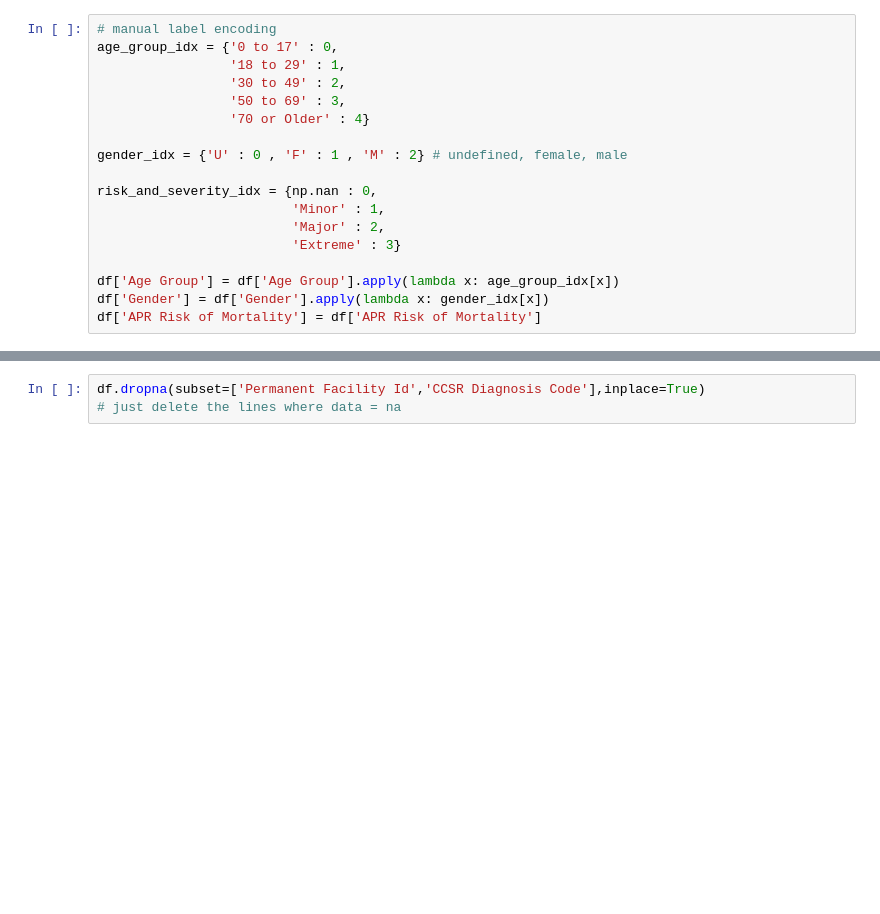
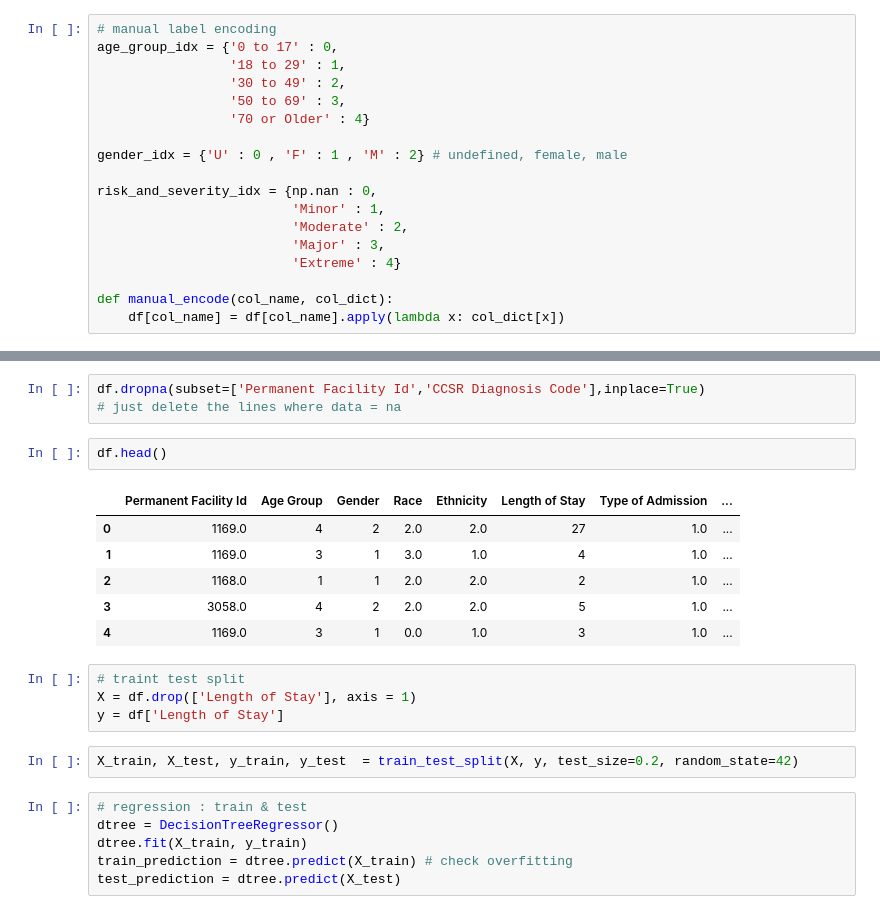
Before and after one commit to olgun-yilmaz/HospitalLengthOfStayPredict, a Jupyter notebook: length_of_stay_predict.ipynb, the cells around one changed output, grey strips where cells are left out. Cells and saved outputs as stored; diff of their text form; blank space fills up the shorter version.

Commit message:
Implement train-test split for regression, check for overfitting, and apply overfitting handling techniques

```diff
--- a/length_of_stay_predict.ipynb
+++ b/length_of_stay_predict.ipynb
@@ -199,9 +214,9 @@ gender_idx = {'U' : 0 , 'F' : 1 , 'M' : 2} # undefined, female, male
 
 risk_and_severity_idx = {np.nan : 0,
                          'Minor' : 1,
-                         'Major' : 2,
-                         'Extreme' : 3}
+                         'Moderate' : 2,
+                         'Major' : 3,
+                         'Extreme' : 4}
 
-df['Age Group'] = df['Age Group'].apply(lambda x: age_group_idx[x])
-df['Gender'] = df['Gender'].apply(lambda x: gender_idx[x])
-df['APR Risk of Mortality'] = df['APR Risk of Mortality']
+def manual_encode(col_name, col_dict):
+    df[col_name] = df[col_name].apply(lambda x: col_dict[x])
@@ -257,3 +262,24 @@ dtype: int64
 # %%
 df.dropna(subset=['Permanent Facility Id','CCSR Diagnosis Code'],inplace=True)
 # just delete the lines where data = na
+# %%
+df.head()
+# %% [output]
+|  | Permanent Facility Id | Age Group | Gender | Race | Ethnicity | Length of Stay | Type of Admission | ... |
+| 0 | 1169.0 | 4 | 2 | 2.0 | 2.0 | 27 | 1.0 | ... |
+| 1 | 1169.0 | 3 | 1 | 3.0 | 1.0 | 4 | 1.0 | ... |
+| 2 | 1168.0 | 1 | 1 | 2.0 | 2.0 | 2 | 1.0 | ... |
+| 3 | 3058.0 | 4 | 2 | 2.0 | 2.0 | 5 | 1.0 | ... |
+| 4 | 1169.0 | 3 | 1 | 0.0 | 1.0 | 3 | 1.0 | ... |
+# %%
+# traint test split
+X = df.drop(['Length of Stay'], axis = 1)
+y = df['Length of Stay']
+# %%
+X_train, X_test, y_train, y_test  = train_test_split(X, y, test_size=0.2, random_state=42)
+# %%
+# regression : train & test
+dtree = DecisionTreeRegressor()
+dtree.fit(X_train, y_train)
+train_prediction = dtree.predict(X_train) # check overfitting
+test_prediction = dtree.predict(X_test)
```
Also changed, not shown: parts of 8 cells of this notebook.
